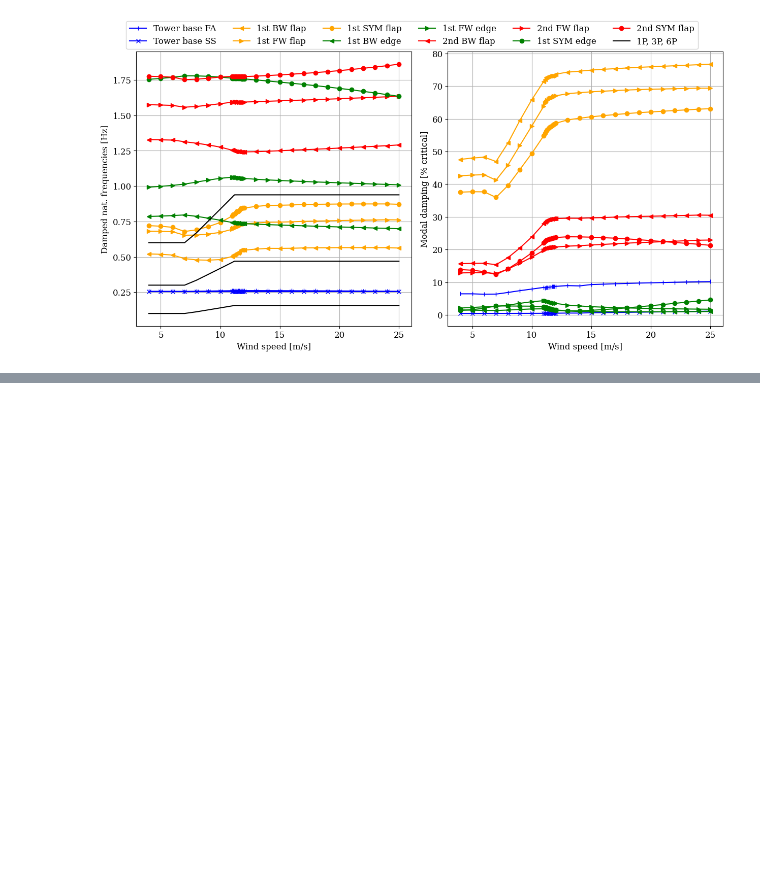
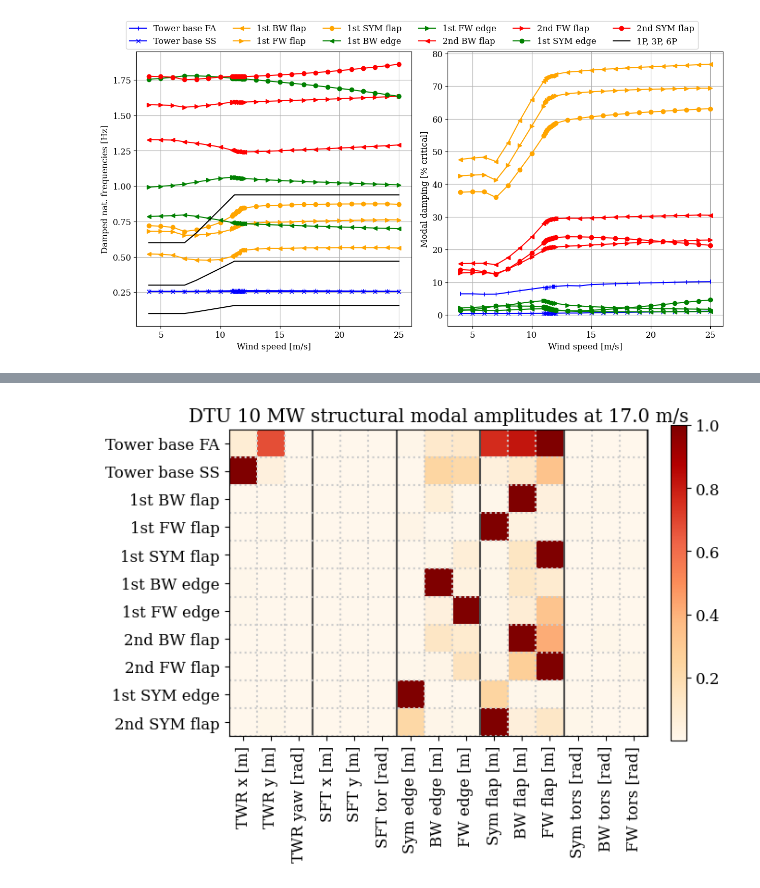
Before and after one commit to nicolaquaia/LAC_final, a Jupyter notebook: assignment_05/02_modal_analysis.ipynb, the cells around one changed output, grey strips where cells are left out. Saved outputs shown, nothing was run; the diff lists cells and outputs as text; code cells hidden in the pictures; blank space fills up the shorter version.

```diff
--- a/assignment_05/02_modal_analysis.ipynb
+++ b/assignment_05/02_modal_analysis.ipynb
@@ -377,0 +294,18 @@ AssertionError:
+# %%
+# Path to the .amp file
+amp_path = 'remodel/hawcstab2/remodel_aeroelastic_amp'
+
+# Load the modal amplitudes
+amp_df = load_amp(amp_path)
+
+#print(amp_df.index)
+#print(amp_df.head())
+
+mode_names = ["Tower base FA", "Tower base SS", "1st BW flap", "1st FW flap", "1st SYM flap", "1st BW edge", "1st FW edge", "2nd BW flap", "2nd FW flap",  "1st SYM edge",
+              "2nd SYM flap","1P, 3P, 6P"]
+#mode_names = [f'Mode {i}' for i in range(1, 4)]
+
+wsp_1 = 17  # choose a wind speed
+fig, ax = plot_amp(amp_df, mode_names[:-1], wsp_1, title=f'DTU 10 MW structural modal amplitudes at {wsp_1:.1f} m/s')
+# %% [output]
+[figure, added]
```
Also changed, not shown: parts of 1 cell of this notebook, 52 other files.
